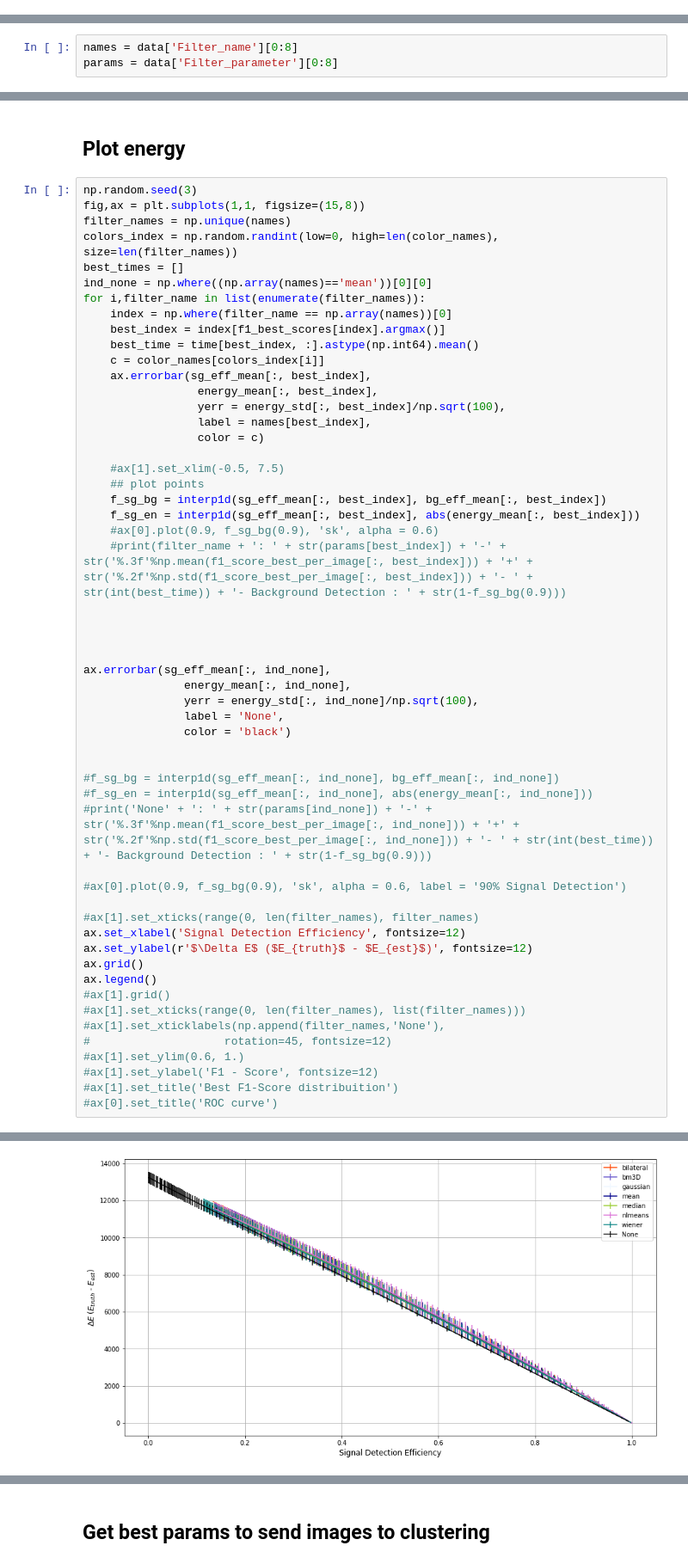
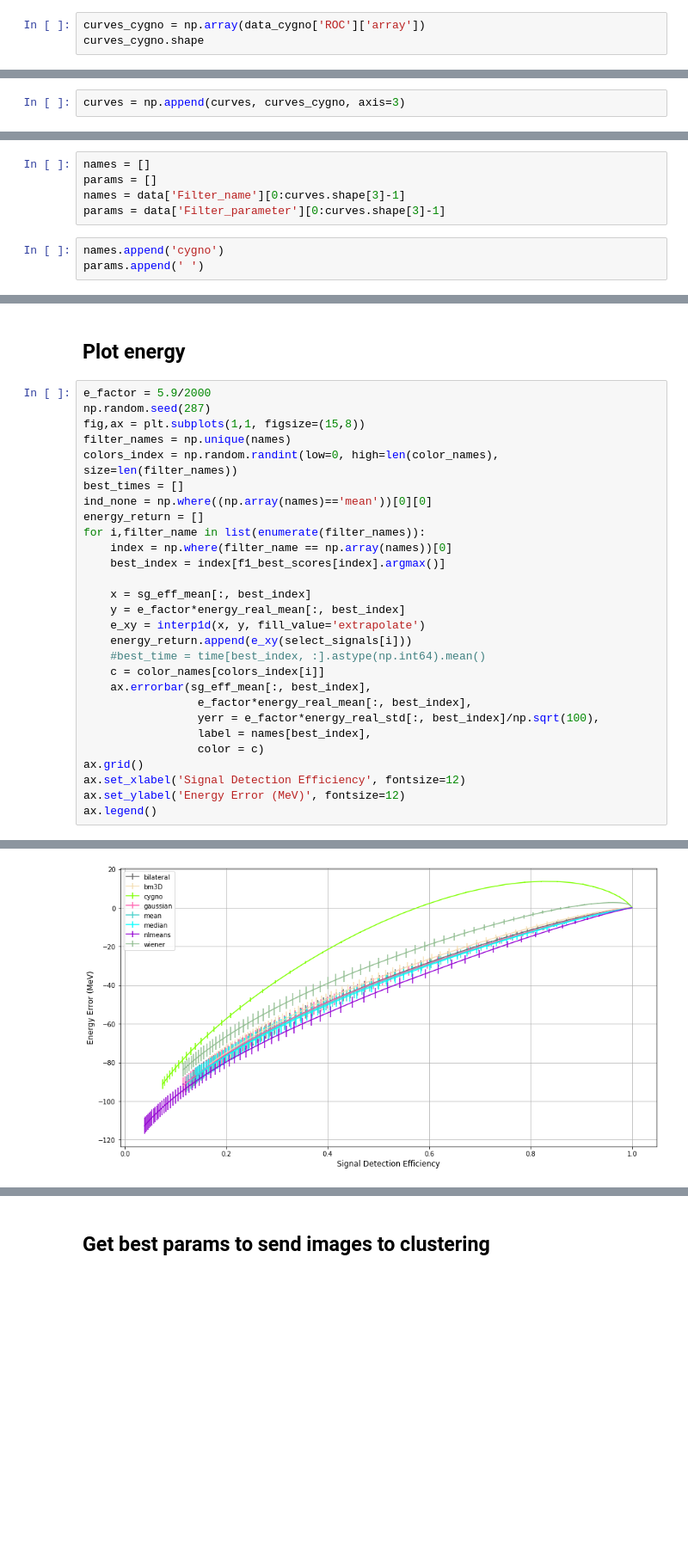
Before and after one commit to Gui1402/filtering_cygnus, a Jupyter notebook: notebooks/new_results.ipynb, the cells around one changed output, grey strips where cells are left out. Shown at 86% size. Saved outputs shown, nothing was run; the diff lists cells and outputs as text; blank space fills up the shorter version.

```diff
--- a/notebooks/new_results.ipynb
+++ b/notebooks/new_results.ipynb
@@ -38,0 +61,3 @@ curves.shape
+# %%
+curves_cygno = np.array(data_cygno['ROC']['array'])
+curves_cygno.shape
@@ -38,0 +66,2 @@ curves.shape
+# %%
+curves = np.append(curves, curves_cygno, axis=3)
@@ -43,5 +76,10 @@ bg_eff = curves[:,1,:,:]
 sg_eff_mean, bg_eff_mean = sg_eff.mean(axis = 0), bg_eff.mean(axis = 0)
 sg_eff_std, bg_eff_std = sg_eff.std(axis = 0), bg_eff.std(axis = 0)
 # %%
-names = data['Filter_name'][0:8]
-params = data['Filter_parameter'][0:8]
+names = []
+params = []
+names = data['Filter_name'][0:curves.shape[3]-1]
+params = data['Filter_parameter'][0:curves.shape[3]-1]
+# %%
+names.append('cygno')
+params.append(' ')
@@ -208,59 +195,33 @@ Número total de pixels de background 4194304
 # %% [markdown]
 ## Plot energy
 # %%
-np.random.seed(3)
+e_factor = 5.9/2000
+np.random.seed(287)
 fig,ax = plt.subplots(1,1, figsize=(15,8))
 filter_names = np.unique(names)
 colors_index = np.random.randint(low=0, high=len(color_names), size=len(filter_names))
 best_times = []
 ind_none = np.where((np.array(names)=='mean'))[0][0]
+energy_return = []
 for i,filter_name in list(enumerate(filter_names)):
     index = np.where(filter_name == np.array(names))[0]
     best_index = index[f1_best_scores[index].argmax()]
-    best_time = time[best_index, :].astype(np.int64).mean()
+
+    x = sg_eff_mean[:, best_index]
+    y = e_factor*energy_real_mean[:, best_index]
+    e_xy = interp1d(x, y, fill_value='extrapolate')
+    energy_return.append(e_xy(select_signals[i]))
+    #best_time = time[best_index, :].astype(np.int64).mean()
     c = color_names[colors_index[i]]
     ax.errorbar(sg_eff_mean[:, best_index],
-                 energy_mean[:, best_index],
-                 yerr = energy_std[:, best_index]/np.sqrt(100),
+                 e_factor*energy_real_mean[:, best_index],
+                 yerr = e_factor*energy_real_std[:, best_index]/np.sqrt(100),
                  label = names[best_index],
                  color = c)
-
-    #ax[1].set_xlim(-0.5, 7.5)
-    ## plot points
-    f_sg_bg = interp1d(sg_eff_mean[:, best_index], bg_eff_mean[:, best_index])
-    f_sg_en = interp1d(sg_eff_mean[:, best_index], abs(energy_mean[:, best_index]))
-    #ax[0].plot(0.9, f_sg_bg(0.9), 'sk', alpha = 0.6)
-    #print(filter_name + ': ' + str(params[best_index]) + '-' + str('%.3f'%np.mean(f1_score_best_per_image[:, best_index])) + '+' + str('%.2f'%np.std(f1_score_best_per_image[:, best_index])) + '- ' + str(int(best_time)) + '- Background Detection : ' + str(1-f_sg_bg(0.9)))
-
-
-
-
-ax.errorbar(sg_eff_mean[:, ind_none],
-               energy_mean[:, ind_none],
-               yerr = energy_std[:, ind_none]/np.sqrt(100),
-               label = 'None',
-               color = 'black')
-
-
-#f_sg_bg = interp1d(sg_eff_mean[:, ind_none], bg_eff_mean[:, ind_none])
-#f_sg_en = interp1d(sg_eff_mean[:, ind_none], abs(energy_mean[:, ind_none]))
-#print('None' + ': ' + str(params[ind_none]) + '-' + str('%.3f'%np.mean(f1_score_best_per_image[:, ind_none])) + '+' + str('%.2f'%np.std(f1_score_best_per_image[:, ind_none])) + '- ' + str(int(best_time)) + '- Background Detection : ' + str(1-f_sg_bg(0.9)))
-
-#ax[0].plot(0.9, f_sg_bg(0.9), 'sk', alpha = 0.6, label = '90% Signal Detection')
-
-#ax[1].set_xticks(range(0, len(filter_names), filter_names)
+ax.grid()
 ax.set_xlabel('Signal Detection Efficiency', fontsize=12)
-ax.set_ylabel(r'$\Delta E$ ($E_{truth}$ - $E_{est}$)', fontsize=12)
-ax.grid()
+ax.set_ylabel('Energy Error (MeV)', fontsize=12)
 ax.legend()
-#ax[1].grid()
-#ax[1].set_xticks(range(0, len(filter_names), list(filter_names)))
-#ax[1].set_xticklabels(np.append(filter_names,'None'),
-#                    rotation=45, fontsize=12)
-#ax[1].set_ylim(0.6, 1.)
-#ax[1].set_ylabel('F1 - Score', fontsize=12)
-#ax[1].set_title('Best F1-Score distribuition')
-#ax[0].set_title('ROC curve')
 # %% [output]
 <matplotlib.legend.Legend at 0x...>
-[figure, old version]
+[figure, new version]
```
Also changed, not shown: parts of 20 cells of this notebook, 3 other files.
